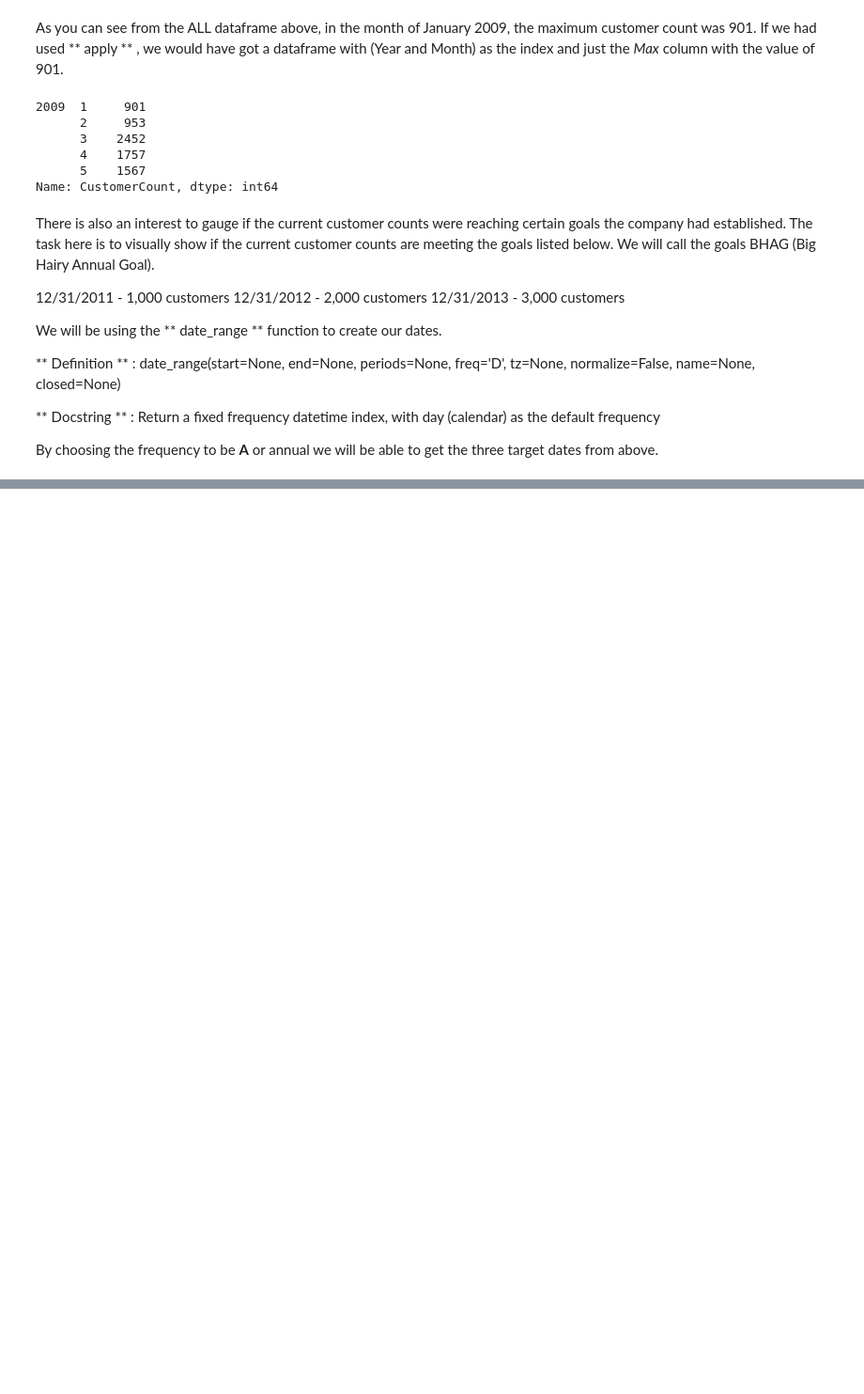
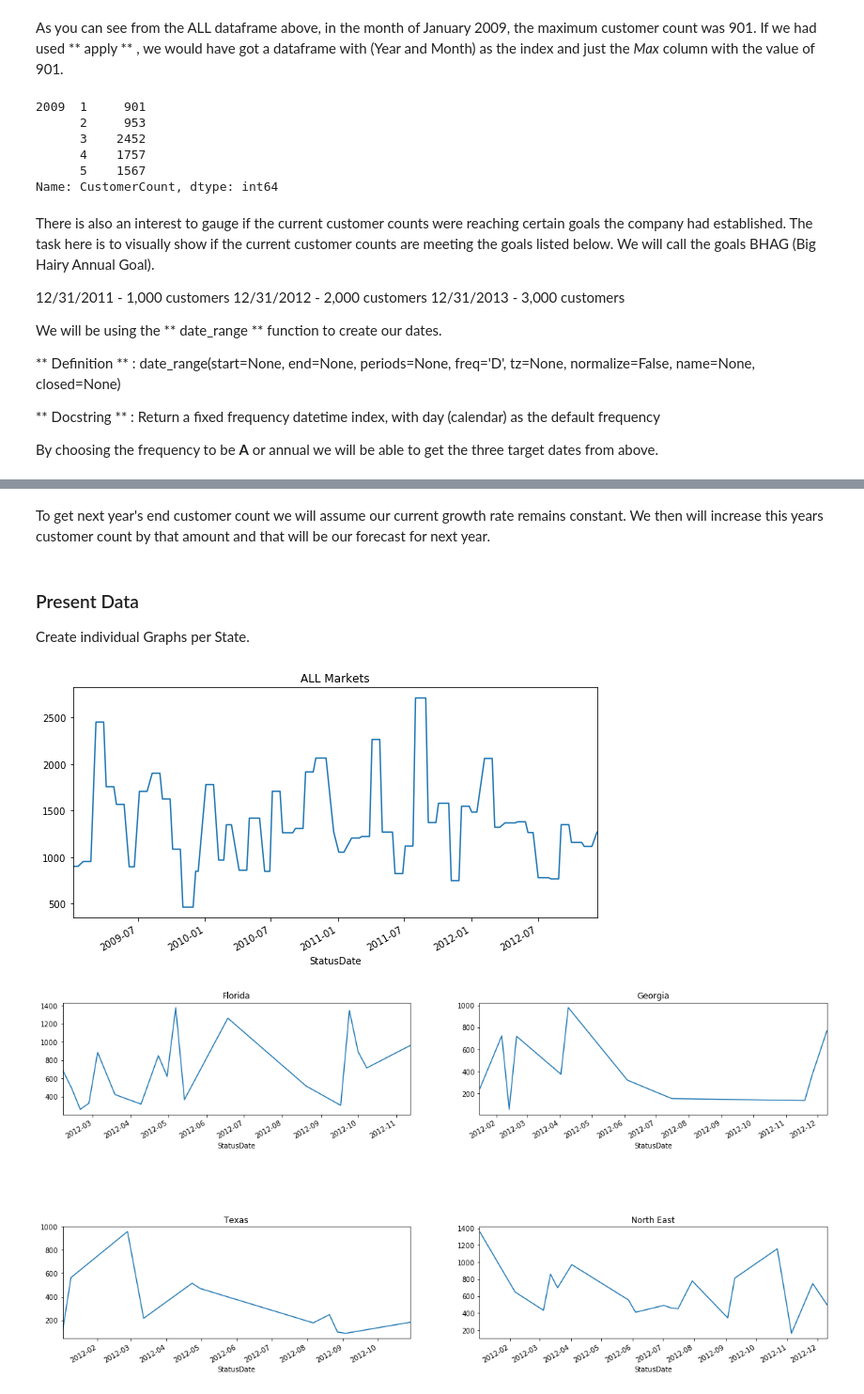
Before and after one commit to jaivrat/python_codes, a Jupyter notebook: ml-python/pandas-lessons/Lesson-03.ipynb, the cells around one changed output, grey strips where cells are left out. Shown: that part at 94% size. Cells and saved outputs as stored; diff of their text form; code cells hidden in the pictures; blank space fills up the shorter version.

```diff
--- a/ml-python/pandas-lessons/Lesson-03.ipynb
+++ b/ml-python/pandas-lessons/Lesson-03.ipynb
@@ -409,0 +488,27 @@ By choosing the frequency to be **A** or annual we will be able to get the three
+# %% [markdown]
+To get next year's end customer count we will assume our current growth rate remains constant. We then will increase this years customer count by that amount and that will be our forecast for next year.
+# %% [markdown]
+### Present Data
+
+Create individual Graphs per State.
+# %%
+# First Graph
+ALL['Max'].plot(figsize=(10, 5));plt.title('ALL Markets')
+
+# Last four Graphs
+fig, axes = plt.subplots(nrows=2, ncols=2, figsize=(20, 10))
+fig.subplots_adjust(hspace=1.0) ## Create space between plots
+
+Daily.loc['FL']['CustomerCount']['2012':].fillna(method='pad').plot(ax=axes[0,0])
+Daily.loc['GA']['CustomerCount']['2012':].fillna(method='pad').plot(ax=axes[0,1])
+Daily.loc['TX']['CustomerCount']['2012':].fillna(method='pad').plot(ax=axes[1,0])
+Daily.loc['NY']['CustomerCount']['2012':].fillna(method='pad').plot(ax=axes[1,1])
+
+# Add titles
+axes[0,0].set_title('Florida')
+axes[0,1].set_title('Georgia')
+axes[1,0].set_title('Texas')
+axes[1,1].set_title('North East');
+# %% [output]
+[figure, added]
+[figure, added]
```
Also changed, not shown: parts of 10 cells of this notebook.
